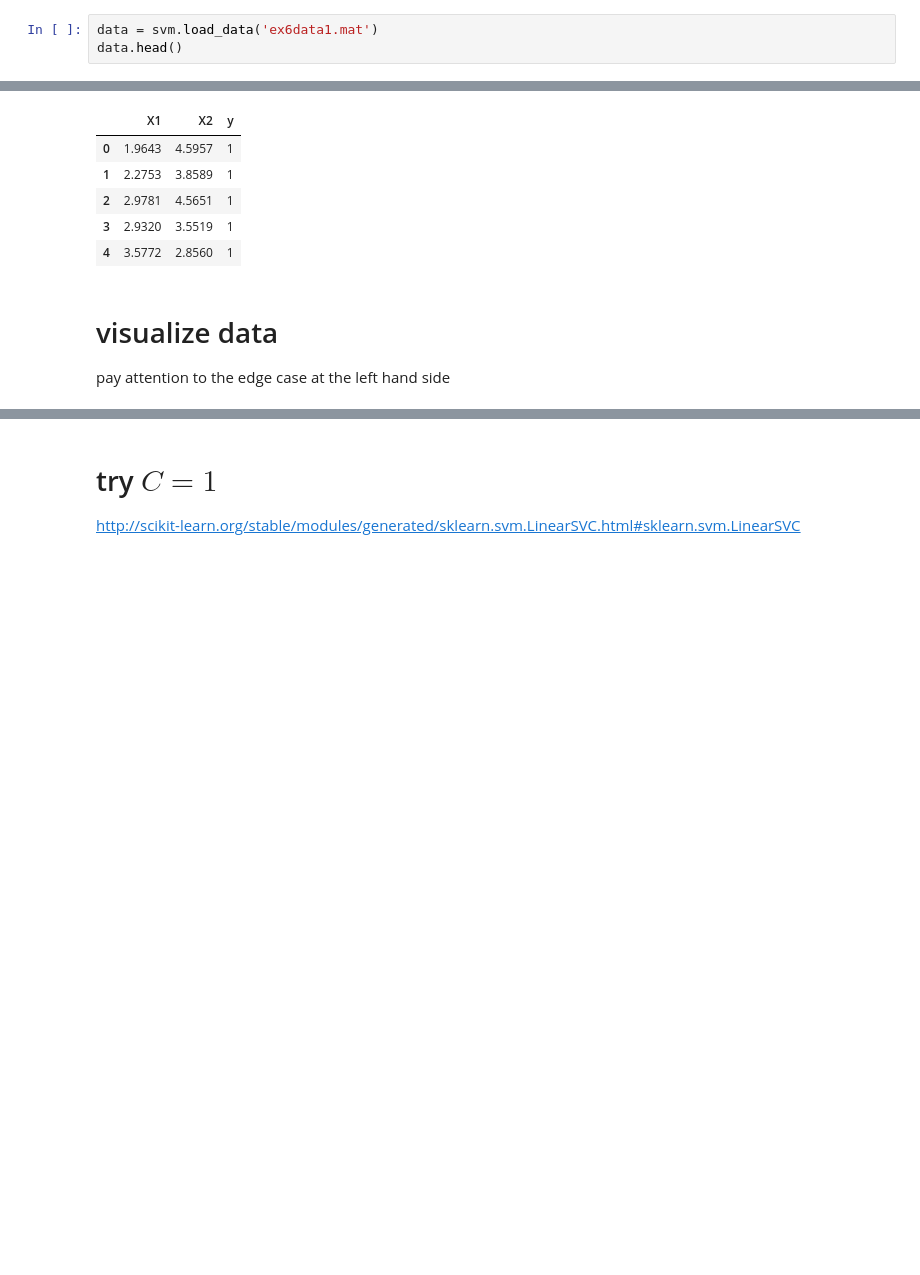
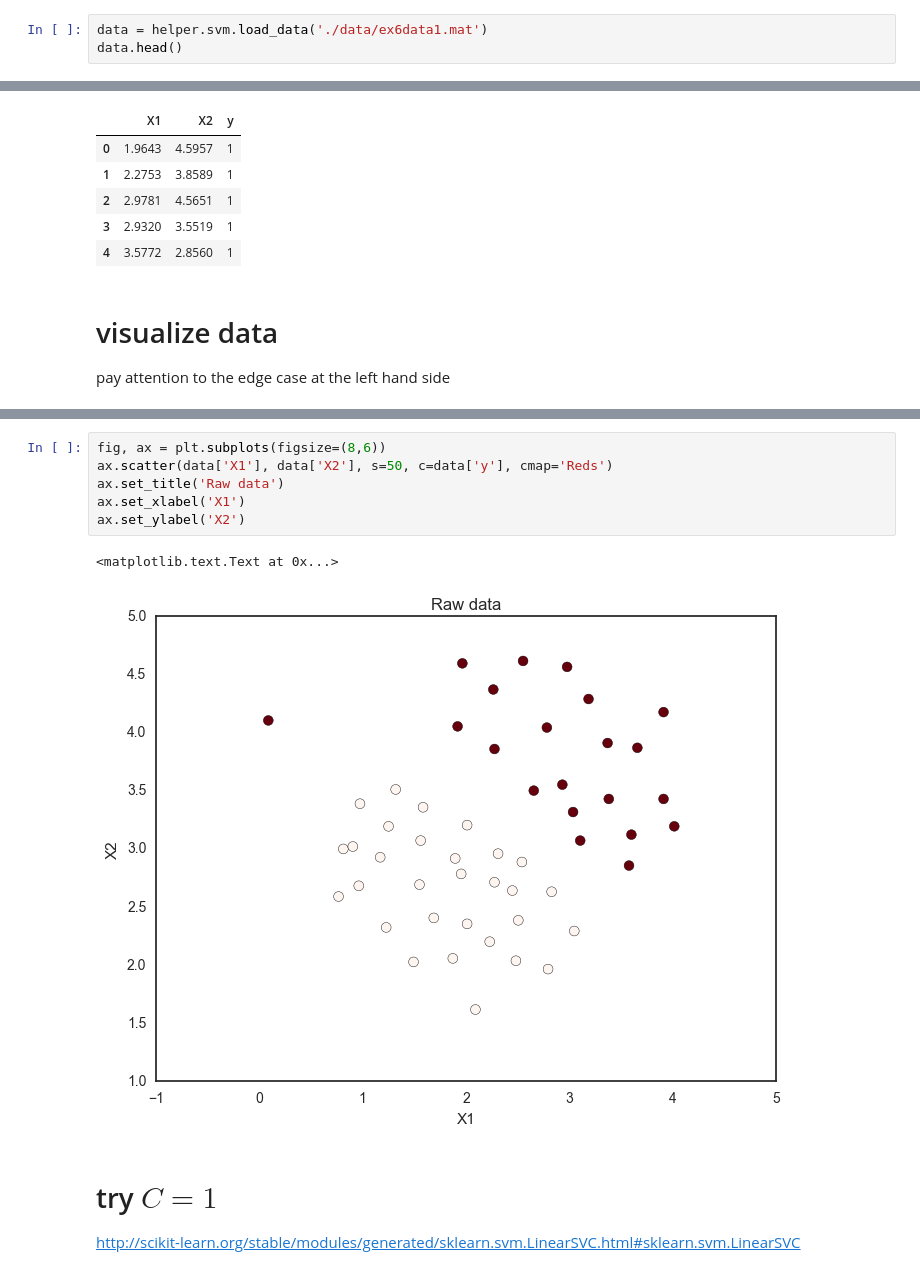
Before and after one commit to lukaemon/Coursera-ML-AndrewNg, a Jupyter notebook: machine-learning-ex6/1- linear SVM.ipynb, the cells around one changed output, grey strips where cells are left out. Saved outputs shown, nothing was run; the diff lists cells and outputs as text; blank space fills up the shorter version.

```diff
--- a/machine-learning-ex6/1- linear SVM.ipynb
+++ b/machine-learning-ex6/1- linear SVM.ipynb
@@ -14,4 +14,4 @@ import sklearn.svm
 # %%
-data = svm.load_data('ex6data1.mat')
+data = helper.svm.load_data('./data/ex6data1.mat')
 data.head()
 # %% [output]
@@ -35,3 +28,12 @@ altair.Chart(data).mark_circle(size=100).encode(
+# %%
+fig, ax = plt.subplots(figsize=(8,6))
+ax.scatter(data['X1'], data['X2'], s=50, c=data['y'], cmap='Reds')
+ax.set_title('Raw data')
+ax.set_xlabel('X1')
+ax.set_ylabel('X2')
+# %% [output]
+<matplotlib.text.Text at 0x...>
+[figure, added]
 # %% [markdown]
 # try $C=1$
 http://scikit-learn.org/stable/modules/generated/sklearn.svm.LinearSVC.html#sklearn.svm.LinearSVC
```
Also changed, not shown: parts of 8 cells of this notebook, 12 other files.
